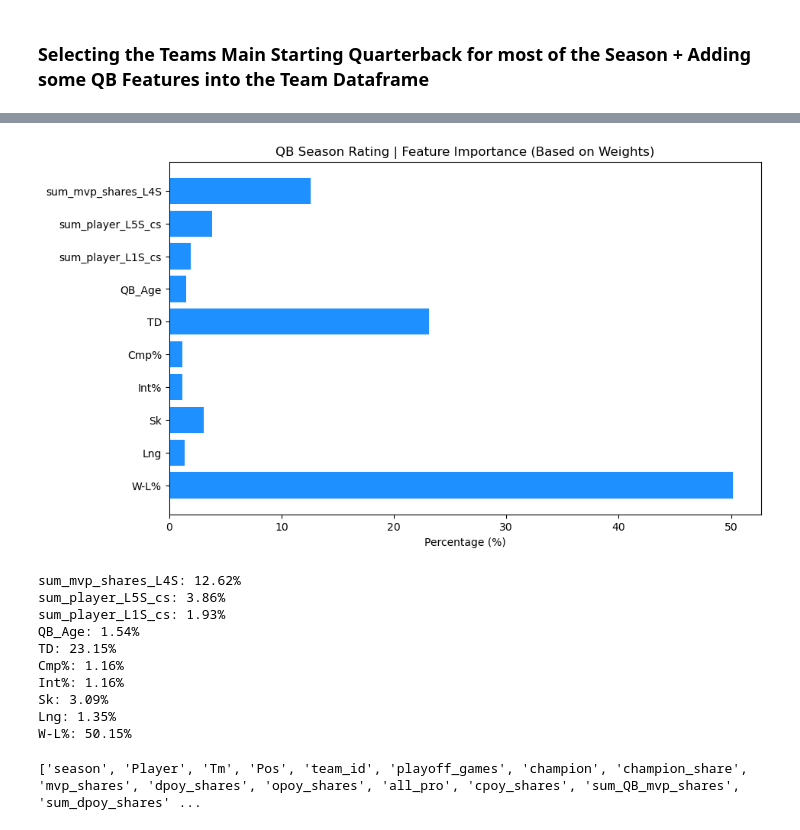
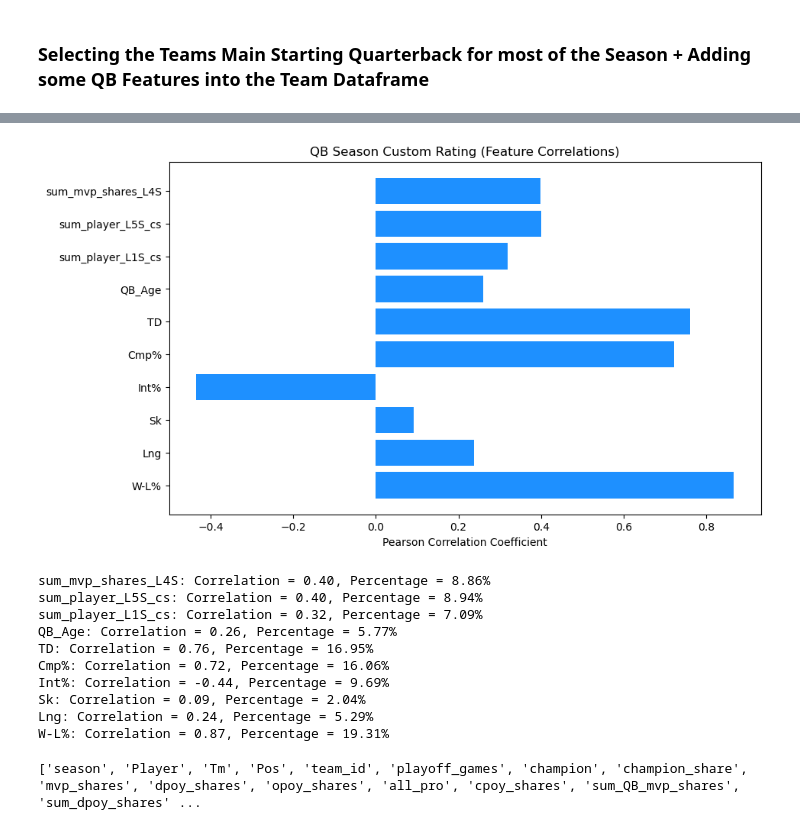
Before and after one commit to allenjake440/NFL_Champion, a Jupyter notebook: nfl_web_scrape/nfl_champ_data.ipynb, the cells around one changed output, grey strips where cells are left out. Saved outputs shown, nothing was run; the diff lists cells and outputs as text; code cells hidden in the pictures.

```diff
--- a/nfl_web_scrape/nfl_champ_data.ipynb
+++ b/nfl_web_scrape/nfl_champ_data.ipynb
@@ -37,14 +37,13 @@ all_team_offense_data = pd.read_csv('all_team_offense_data.csv', encoding="utf-8
 all_team_passing_offense_data = pd.read_csv('all_team_passing_offense_data.csv', encoding="utf-8-sig")
 all_team_pso_data = pd.read_csv('all_team_pso_data.csv', encoding="utf-8-sig")
 # %%
-# List of dataframes to process
-#dataframes = [
-#    all_coaches_data, all_player_award_data, all_player_defense_data, all_player_kicking_data,
-#    all_player_passing_data, all_player_receiving_data, all_player_rushing_data, all_team_advance_data,
-#    all_team_defense_data, all_team_games_data, all_team_offense_data,
-#    all_team_passing_offense_data, all_team_pso_data
-#]
+dataframes = [
+    all_coaches_data, all_player_award_data, all_player_defense_data, all_player_kicking_data,
+    all_player_passing_data, all_player_receiving_data, all_player_rushing_data, all_team_advance_data,
+    all_team_defense_data, all_team_games_data, all_team_offense_data,
+    all_team_passing_offense_data, all_team_pso_data
+]
 
-# Filter out rows where season is 2025
-#for df in dataframes:
-#    df.drop(df[df['season'] == 2024].index, inplace=True)
+for df in dataframes:
+    #Drop all rows where 'season' is equal to 2025
+    df.drop(df[df['season'] == 2024].index, inplace=True)
@@ -1220,39 +1301,32 @@ filtered_df
 # %%
+target_variable = 'QB_sea_rating_custom'
+correlations = [top_players_passing_data[feature].corr(top_players_passing_data[target_variable]) for feature in features]
 
-# Define the features and their associated weights -ja
-features = ['sum_mvp_shares_L4S', 'sum_player_L5S_cs', 'sum_player_L1S_cs', 'QB_Age', 'TD', 'Cmp%', 'Int%', 'Sk', 'Lng', 'W-L%']
-weights = [1.635, 0.5, 0.25, 0.2, 3, 0.15, -0.15, -0.4, 0.175, 6.5]
+absolute_correlations = np.abs(correlations)
 
-# Make all weights absolute for visualization -ja
-abs_weights = np.abs(weights)
+percentages = (absolute_correlations / absolute_correlations.sum()) * 100
 
-# Calculate percentage for each weight -ja
-total_weight = np.sum(abs_weights)
-percent_weights = (abs_weights / total_weight) * 100
-
-# Create a bar chart
 plt.figure(figsize=(10, 6))
-plt.barh(features, percent_weights, color='dodgerblue')
-plt.xlabel('Percentage (%)')
-plt.title('QB Season Rating | Feature Importance (Based on Weights)')
-plt.gca().invert_yaxis()  # Invert y-axis for better readability -ja
+plt.barh(features, correlations, color='dodgerblue')
+plt.xlabel('Pearson Correlation Coefficient')
+plt.title('QB Season Custom Rating (Feature Correlations)')
+plt.gca().invert_yaxis()
 plt.show()
 
-# Display the percentage weights for each feature -ja
-for feature, percent in zip(features, percent_weights):
-    print(f'{feature}: {percent:.2f}%')
+for feature, corr, percent in zip(features, correlations, percentages):
+    print(f'{feature}: Correlation = {corr:.2f}, Percentage = {percent:.2f}%')
 # %% [output]
-[figure, old version]
+[figure, new version]
-sum_mvp_shares_L4S: 12.62%
-sum_player_L5S_cs: 3.86%
-sum_player_L1S_cs: 1.93%
-QB_Age: 1.54%
-TD: 23.15%
-Cmp%: 1.16%
-Int%: 1.16%
-Sk: 3.09%
-Lng: 1.35%
-W-L%: 50.15%
+sum_mvp_shares_L4S: Correlation = 0.40, Percentage = 8.86%
+sum_player_L5S_cs: Correlation = 0.40, Percentage = 8.94%
+sum_player_L1S_cs: Correlation = 0.32, Percentage = 7.09%
+QB_Age: Correlation = 0.26, Percentage = 5.77%
+TD: Correlation = 0.76, Percentage = 16.95%
+Cmp%: Correlation = 0.72, Percentage = 16.06%
+Int%: Correlation = -0.44, Percentage = 9.69%
+Sk: Correlation = 0.09, Percentage = 2.04%
+Lng: Correlation = 0.24, Percentage = 5.29%
+W-L%: Correlation = 0.87, Percentage = 19.31%
 # %%
 print(list(top_players_passing_data))
 # %% [output]
```
Also changed, not shown: parts of 27 cells of this notebook, 14 other files.
